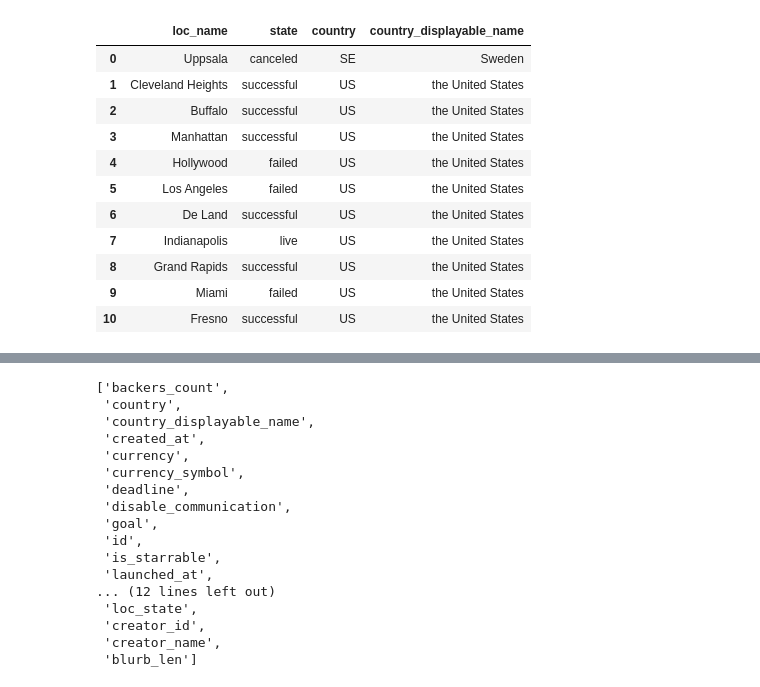
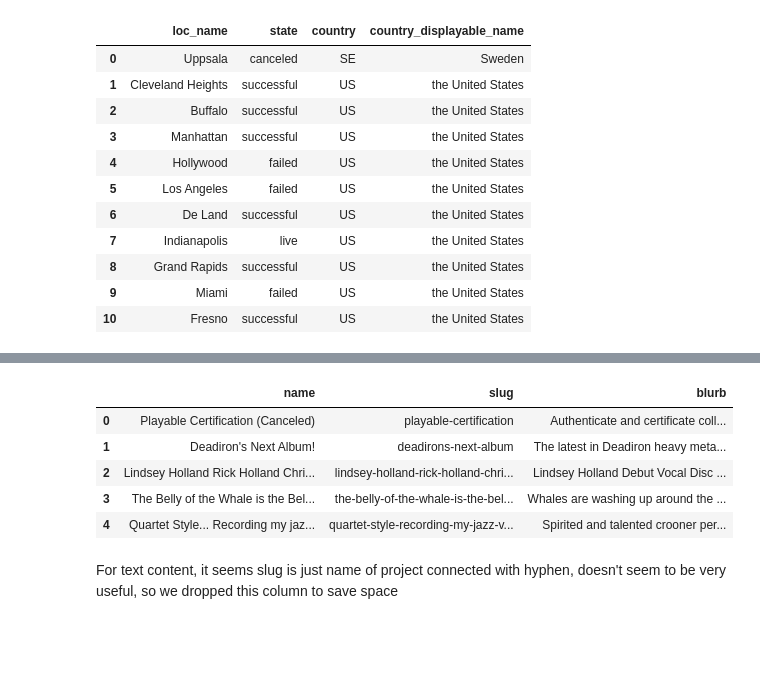
Before and after one commit to zokwu/Capstone1_Kickstarter, a Jupyter notebook: Data_wrangling.ipynb, the cells around one changed output, grey strips where cells are left out. Cells and saved outputs as stored; diff of their text form; code cells hidden in the pictures; blank space fills up the shorter version.

```diff
--- a/Data_wrangling.ipynb
+++ b/Data_wrangling.ipynb
@@ -178,2 +163,0 @@ Name: creator_name, dtype: object
-# %%
-df['blurb_len'] = [len(i) for i in df.blurb]
@@ -180,24 +231,18 @@ df['blurb_len'] = [len(i) for i in df.blurb]
+# %%
+# Inspect text content
+df.loc[:,['name', 'slug', 'blurb']].head()
+# %% [output]
+|  | name | slug | blurb |
+| 0 | Playable Certification (Canceled) | playable-certification | Authenticate and certificate coll... |
+| 1 | Deadiron's Next Album! | deadirons-next-album | The latest in Deadiron heavy meta... |
+| 2 | Lindsey Holland Rick Holland Chri... | lindsey-holland-rick-holland-chri... | Lindsey Holland Debut Vocal Disc ... |
+| 3 | The Belly of the Whale is the Bel... | the-belly-of-the-whale-is-the-bel... | Whales are washing up around the ... |
+| 4 | Quartet Style... Recording my jaz... | quartet-style-recording-my-jazz-v... | Spirited and talented crooner per... |
+# %% [markdown]
+For text content, it seems slug is just name of project connected with hyphen, doesn't seem to be very useful, so we dropped this column to save space
 # %%
+# Select columns to drop as they don't seem to be necessary for this project,
+# but still save them in a seperate json file for future reference
 drop_list = ['converted_pledged_amount', 'currency_trailing_code', 'current_currency', 'fx_rate',
-             'blurb', 'category', 'friends', 'is_backing', 'is_starred', 'permissions', 'source_url',
-             'urls', 'photo', 'profile', 'creator', 'location', 'usd_type']
+             'category', 'source_url', 'urls', 'slug', 'photo', 'profile', 'creator', 'location', 'usd_type'] + question
 keep_col = [i for i in df.columns if i not in drop_list]
-keep_col
-# %% [output]
-['backers_count',
- 'country',
- 'country_displayable_name',
- 'created_at',
- 'currency',
- 'currency_symbol',
- 'deadline',
- 'disable_communication',
- 'goal',
- 'id',
- 'is_starrable',
- 'launched_at',
-... (12 lines left out)
- 'loc_state',
- 'creator_id',
- 'creator_name',
- 'blurb_len']
```
Also changed, not shown: parts of 35 cells of this notebook, 6 other files.
